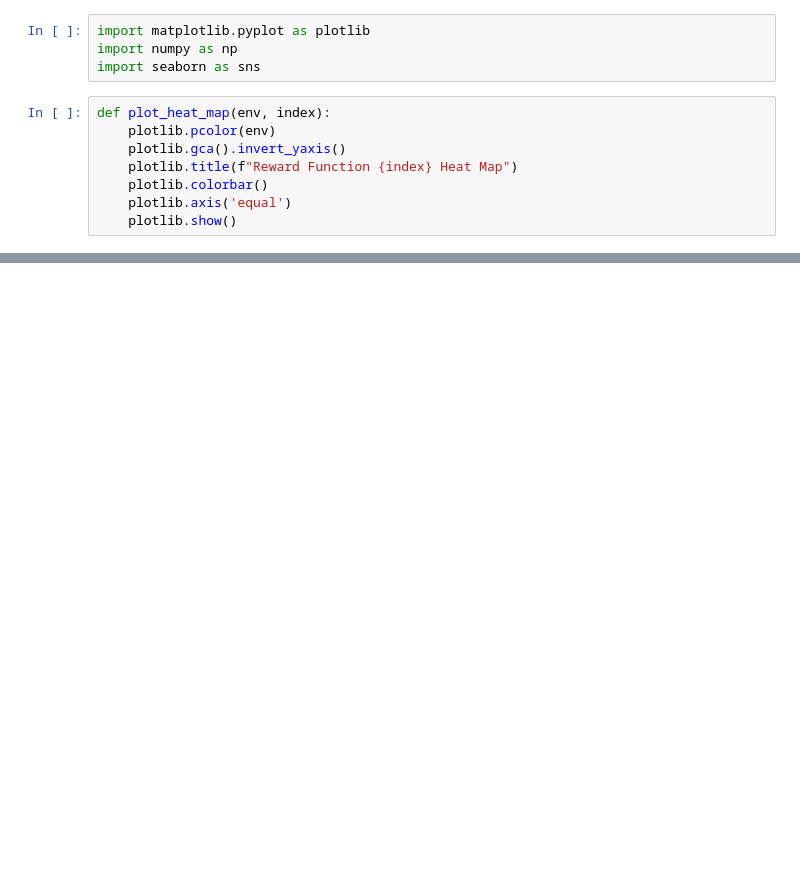
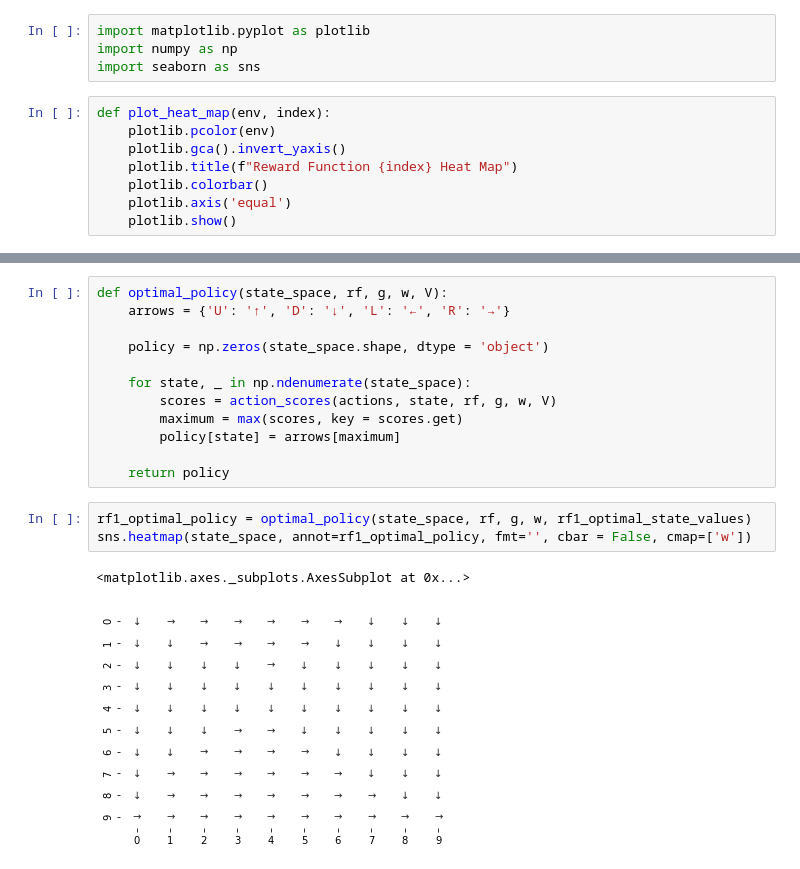
Before and after one commit to CapnSquirrel/ECE-232E, a Jupyter notebook: Project3/project3.ipynb, the cells around one changed output, grey strips where cells are left out. Drawn from its saved outputs; the diff is of its cells as text; blank space fills up the shorter version.

```diff
--- a/Project3/project3.ipynb
+++ b/Project3/project3.ipynb
@@ -120,0 +172,18 @@ sns.heatmap(state_space, annot=rf1_optimal_state_values, fmt='.2f', cbar = False
+# %%
+def optimal_policy(state_space, rf, g, w, V):
+    arrows = {'U': '↑', 'D': '↓', 'L': '←', 'R': '→'}
+
+    policy = np.zeros(state_space.shape, dtype = 'object')
+
+    for state, _ in np.ndenumerate(state_space):
+        scores = action_scores(actions, state, rf, g, w, V)
+        maximum = max(scores, key = scores.get)
+        policy[state] = arrows[maximum]
+
+    return policy
+# %%
+rf1_optimal_policy = optimal_policy(state_space, rf, g, w, rf1_optimal_state_values)
+sns.heatmap(state_space, annot=rf1_optimal_policy, fmt='', cbar = False, cmap=['w'])
+# %% [output]
+<matplotlib.axes._subplots.AxesSubplot at 0x...>
+[figure, added]
```
Also changed, not shown: parts of 7 cells of this notebook.
